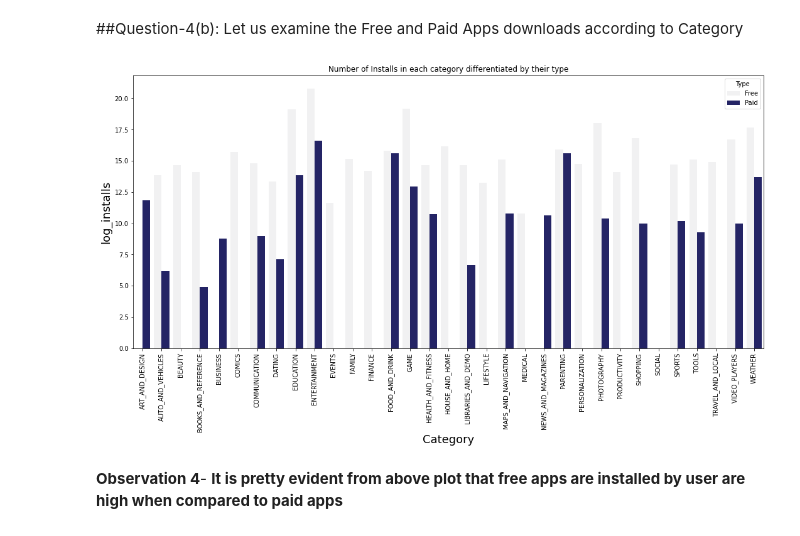
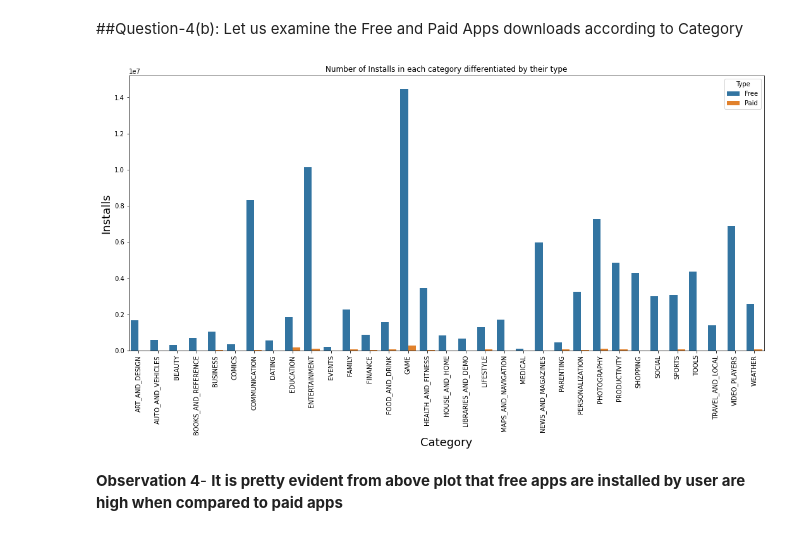
Before and after one commit to iotaminus1/Playstore-and-User-Review-Data-Analysis, a Jupyter notebook: Ammaar_Play_Store_App_Review_Analysis_Capstone_Project.ipynb, the cells around one changed output. Cells and saved outputs as stored; diff of their text form; code cells hidden in the pictures.

```diff
--- a/Ammaar_Play_Store_App_Review_Analysis_Capstone_Project.ipynb
+++ b/Ammaar_Play_Store_App_Review_Analysis_Capstone_Project.ipynb
@@ -609,19 +635,19 @@ plt.show()
 # %% [markdown]
 ##Question-4(b): Let us examine the Free and Paid Apps downloads according to Category
 # %%
-category_type_install=df_ps_data.groupby(["Category","Type"]).agg({"log_installs":"mean"}).reset_index()
+category_type_install=df_ps_data.groupby(["Category","Type"]).agg({"Installs":"mean"}).reset_index()
 most_category_download=pd.DataFrame(category_type_install)
 
 # we are plotting bar plot for above grouped dataframe
 plt.figure(figsize=(18,8))
-sns.barplot(x="Category",y="log_installs",hue="Type",data=most_category_download, color="midnightblue")
+sns.barplot(x="Category",y="Installs",hue="Type",data=most_category_download)
 plt.xlabel("Category", fontsize=18)
-plt.ylabel("log_installs", fontsize=18)
+plt.ylabel("Installs", fontsize=18)
 plt.title("Number of Installs in each category differentiated by their type")
 plt.xticks(rotation=90)
 plt.show();
 # %% [output]
-[figure, old version]
+[figure, new version]
 # %% [markdown]
 **Observation 4**- **It is pretty evident from above plot that free apps are installed by user are high when compared to paid apps**
 # %% [markdown]
```
Also changed, not shown: parts of 12 cells of this notebook.
